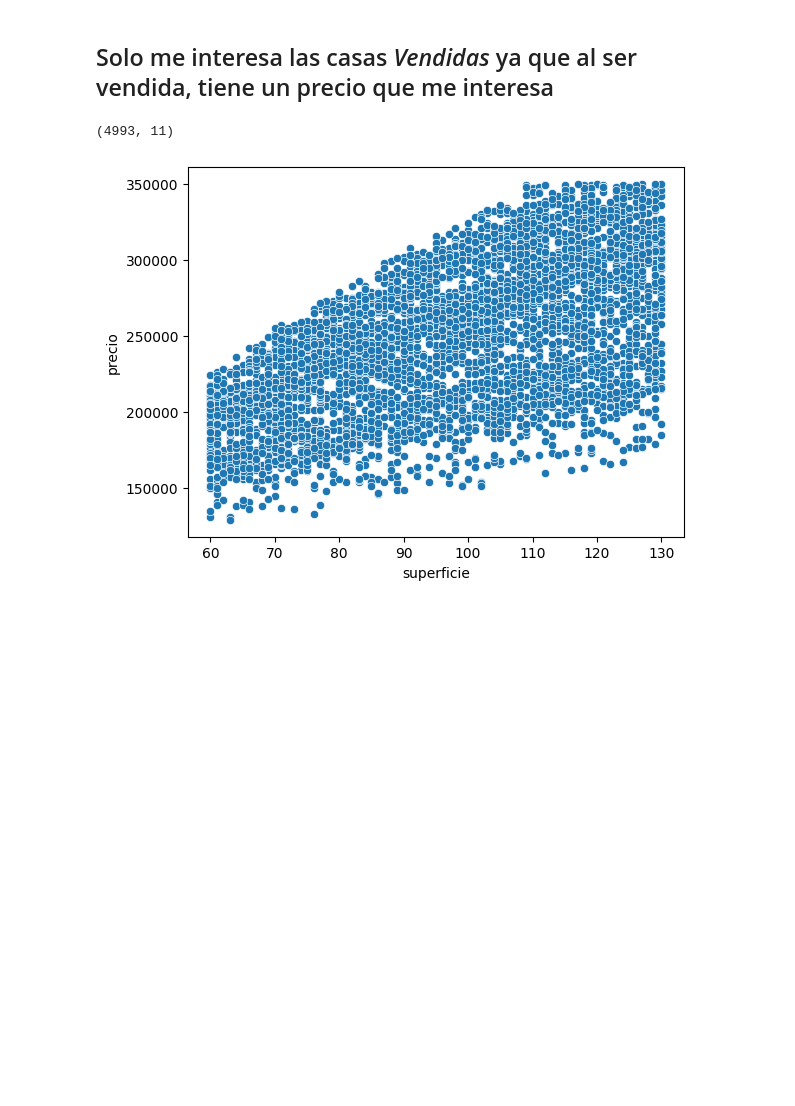
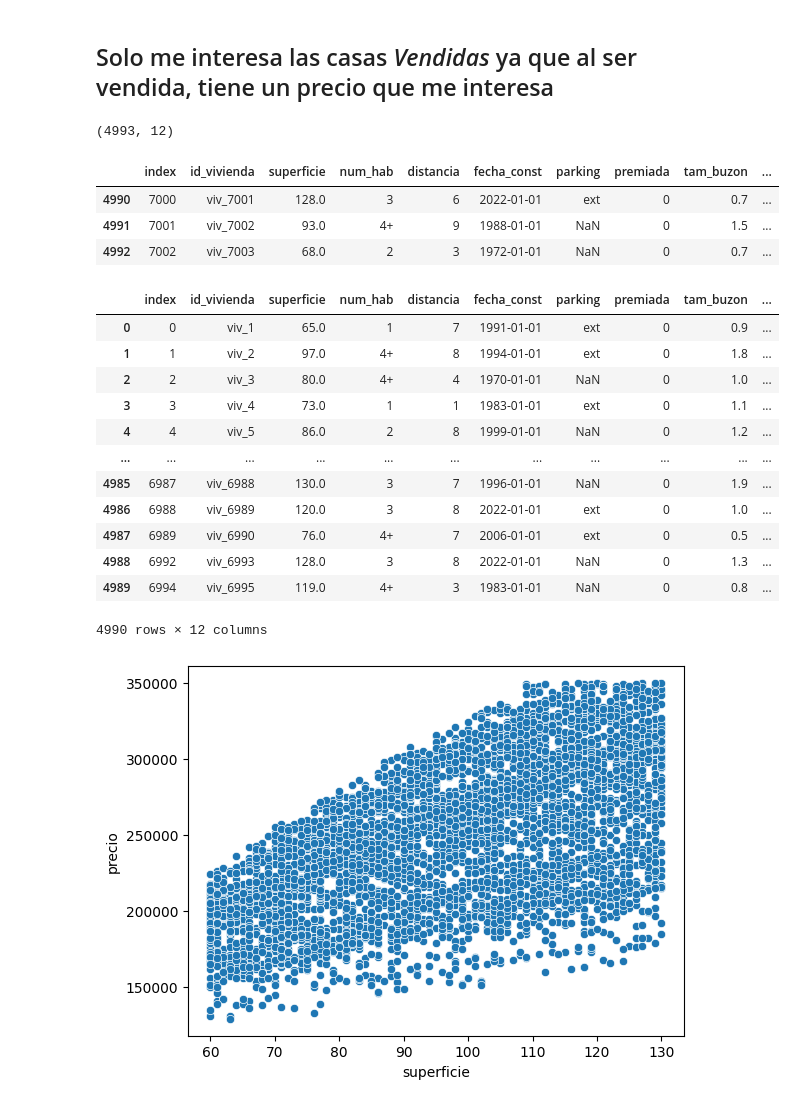
Before and after one commit to haroldavis/Clasification-model, a Jupyter notebook: price-house.ipynb, the cells around one changed output. Saved outputs shown, nothing was run; the diff lists cells and outputs as text; code cells hidden in the pictures; blank space fills up the shorter version.

```diff
--- a/price-house.ipynb
+++ b/price-house.ipynb
@@ -110,7 +110,7 @@ for i in df_entrenar:
 # %%
 df_entrenar.drop(df_entrenar[df_entrenar['vendida']==0].index, inplace=True)
 # %%
-df_entrenar.reset_index()
+df_entrenar = df_entrenar.reset_index()
 df_entrenar.shape
 # %% [output]
-(4993, 11)
+(4993, 12)
@@ -117,4 +119,30 @@ df_entrenar.shape
 # %%
-df_entrenar = df_entrenar.head(4990)
 df_predecir = df_entrenar.tail(3)
+# %%
+df_predecir
+# %% [output]
+|  | index | id_vivienda | superficie | num_hab | distancia | fecha_const | parking | premiada | tam_buzon | ... |
+| 4990 | 7000 | viv_7001 | 128.0 | 3 | 6 | 2022-01-01 | ext | 0 | 0.7 | ... |
+| 4991 | 7001 | viv_7002 | 93.0 | 4+ | 9 | 1988-01-01 | NaN | 0 | 1.5 | ... |
+| 4992 | 7002 | viv_7003 | 68.0 | 2 | 3 | 1972-01-01 | NaN | 0 | 0.7 | ... |
+# %%
+df_entrenar1 = df_entrenar.copy()
+# %%
+df_entrenar2 = df_entrenar1.head(4990)
+# %%
+df_entrenar2
+# %% [output]
+|  | index | id_vivienda | superficie | num_hab | distancia | fecha_const | parking | premiada | tam_buzon | ... |
+| 0 | 0 | viv_1 | 65.0 | 1 | 7 | 1991-01-01 | ext | 0 | 0.9 | ... |
+| 1 | 1 | viv_2 | 97.0 | 4+ | 8 | 1994-01-01 | ext | 0 | 1.8 | ... |
+| 2 | 2 | viv_3 | 80.0 | 4+ | 4 | 1970-01-01 | NaN | 0 | 1.0 | ... |
+| 3 | 3 | viv_4 | 73.0 | 1 | 1 | 1983-01-01 | ext | 0 | 1.1 | ... |
+| 4 | 4 | viv_5 | 86.0 | 2 | 8 | 1999-01-01 | NaN | 0 | 1.2 | ... |
+| ... | ... | ... | ... | ... | ... | ... | ... | ... | ... | ... |
+| 4985 | 6987 | viv_6988 | 130.0 | 3 | 7 | 1996-01-01 | NaN | 0 | 1.9 | ... |
+| 4986 | 6988 | viv_6989 | 120.0 | 3 | 8 | 2022-01-01 | ext | 0 | 1.0 | ... |
+| 4987 | 6989 | viv_6990 | 76.0 | 4+ | 7 | 2006-01-01 | ext | 0 | 0.5 | ... |
+| 4988 | 6992 | viv_6993 | 128.0 | 3 | 8 | 2022-01-01 | NaN | 0 | 1.3 | ... |
+| 4989 | 6994 | viv_6995 | 119.0 | 4+ | 3 | 1983-01-01 | NaN | 0 | 0.8 | ... |
+4990 rows × 12 columns
 # %%
```
Also changed, not shown: parts of 21 cells of this notebook.
